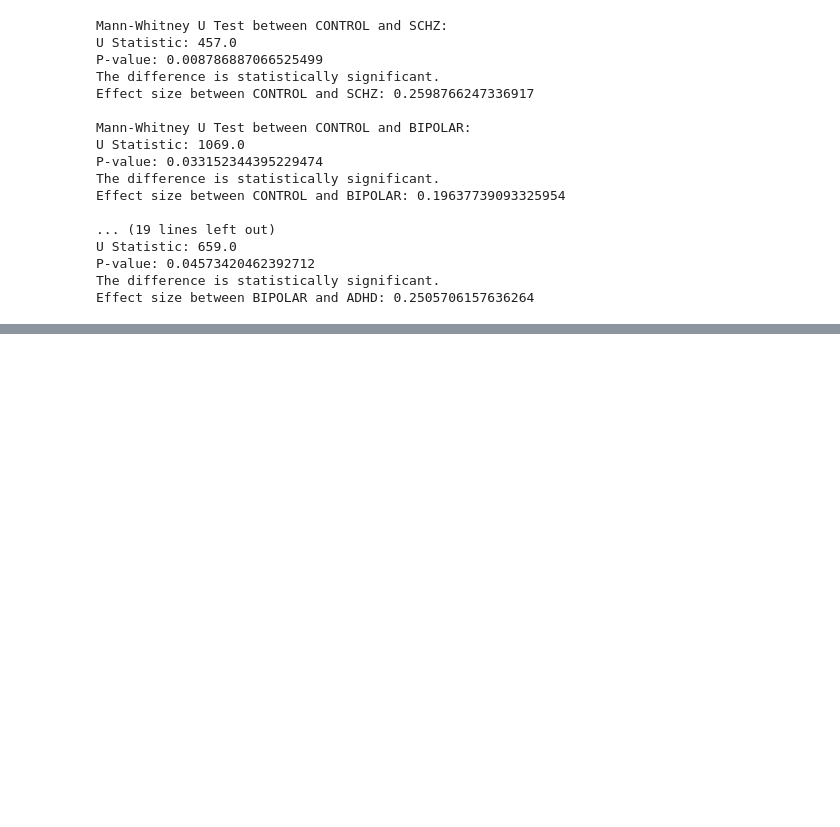
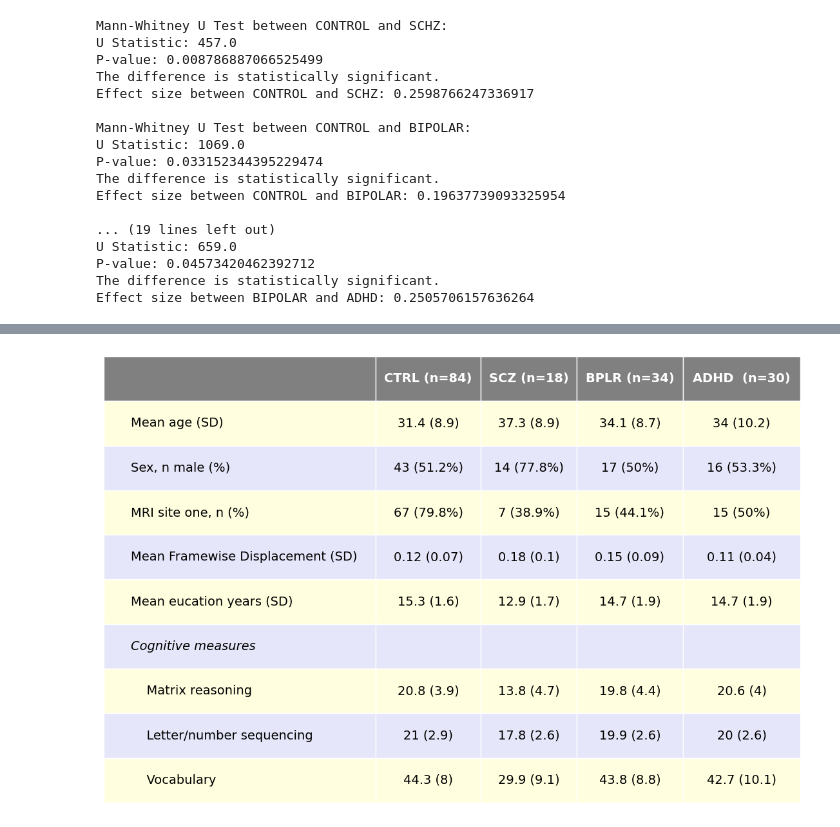
Before and after one commit to gabridele/msc-thesis-research, a Jupyter notebook: new_stats.ipynb, the cells around one changed output, grey strips where cells are left out. Saved outputs shown, nothing was run; the diff lists cells and outputs as text; code cells hidden in the pictures; blank space fills up the shorter version.

```diff
--- a/new_stats.ipynb
+++ b/new_stats.ipynb
@@ -703,0 +725,67 @@ Effect size between BIPOLAR and ADHD: 0.2505706157636264
+# %%
+
+labels = ['age', 'sex', 'site', 'mean_FD', 'edu_years', 'wais_mr', 'wais_lns', 'wais_voc']
+
+data = {
+    '': ['Mean age (SD)', 'Sex, n male (%)', 'MRI site one, n (%)', 'Mean Framewise Displacement (SD)', 'Mean eucation years (SD)', 'Cognitive measures', '    Matrix reasoning', '    Letter/number sequencing', '    Vocabulary'],
+    'CTRL (n=84)': ['31.4 (8.9)', '43 (51.2%)', '67 (79.8%)', '0.12 (0.07)', '15.3 (1.6)', '', '20.8 (3.9)', '21 (2.9)', '44.3 (8)'],
+    'SCZ (n=18)': ['37.3 (8.9)', '14 (77.8%)', '7 (38.9%)', '0.18 (0.1)', '12.9 (1.7)', '', '13.8 (4.7)', '17.8 (2.6)', '29.9 (9.1)'],
+    'BPLR (n=34)': ['34.1 (8.7)', '17 (50%)', '15 (44.1%)', '0.15 (0.09)', '14.7 (1.9)', '', '19.8 (4.4)', '19.9 (2.6)', '43.8 (8.8)'],
+    'ADHD  (n=30)': ['34 (10.2)', '16 (53.3%)', '15 (50%)', '0.11 (0.04)', '14.7 (1.9)', '', '20.6 (4)', '20 (2.6)', '42.7 (10.1)'],
+    #'P value': ['0.16', '0.46', '0.002', '<0.001']
+}
+
+df = pd.DataFrame(data)
+
+fig, ax = plt.subplots(figsize=(14, 6))  # Increase figure size for better visibility
+ax.axis('off')
+
+# Create table
+table = ax.table(cellText=df.values, colLabels=df.columns, cellLoc='center', loc='center')
+
+# Style the table
+table.auto_set_font_size(False)
+table.set_fontsize(14)
+table.scale(1.5, 1.5)  # Scale up the table
+
+# Customize the header
+for (i, j), cell in table.get_celld().items():
+    cell.set_edgecolor('white')  # Remove outer borders
+    if i == 0:
+        cell.set_text_props(weight='bold', color='white')
+        cell.set_facecolor('grey')
+        cell.set_height(0.15)  # Increase the height of the header row
+    else:
+        cell.set_facecolor('lavender' if i % 2 == 0 else 'lightyellow')
+        #cell.set_linestyle('dotted')  # Add dotted lines between rows
+        #cell.set_linewidth(1.5)  # Increase dotted line width
+        cell.set_height(0.15)  # Set a standard height for other rows
+
+# Customize text alignment and italicize specific text
+for (i, j), cell in table.get_celld().items():
+    if i == 0:  # Header row
+        cell.set_text_props(weight='bold', color='white', ha='center')
+    else:
+        if j == 0:  # Left-align 'Measure' column
+            cell.set_text_props(ha='left')
+            if df.iloc[i-1, j] == 'Cognitive measures':
+                cell.set_text_props(fontstyle='italic')  # Italicize 'Cognitive measures'
+        else:
+            cell.set_text_props(ha='center')  # Center-align other text
+        cell.set_text_props(va='center', fontsize=14, linespacing=2)
+
+# Adjust column widths manually
+col_widths = [1.5, 1, 1, 1, 1]  # Example widths for each column
+for i, width in enumerate(col_widths):
+    table.auto_set_column_width([i])  # Auto-set width for column
+    for key, cell in table.get_celld().items():
+        if key[1] == i:
+            cell.set_width(width)  # Set the width of the column
+
+# Save the figure
+# plt.savefig('/mnt/data/demographics_table_matplotlib_custom.png', bbox_inches='tight', dpi=300)
+
+# Show the figure
+plt.show()
+# %% [output]
+[figure, added]
```
Also changed, not shown: parts of 6 cells of this notebook, 1 other file.
